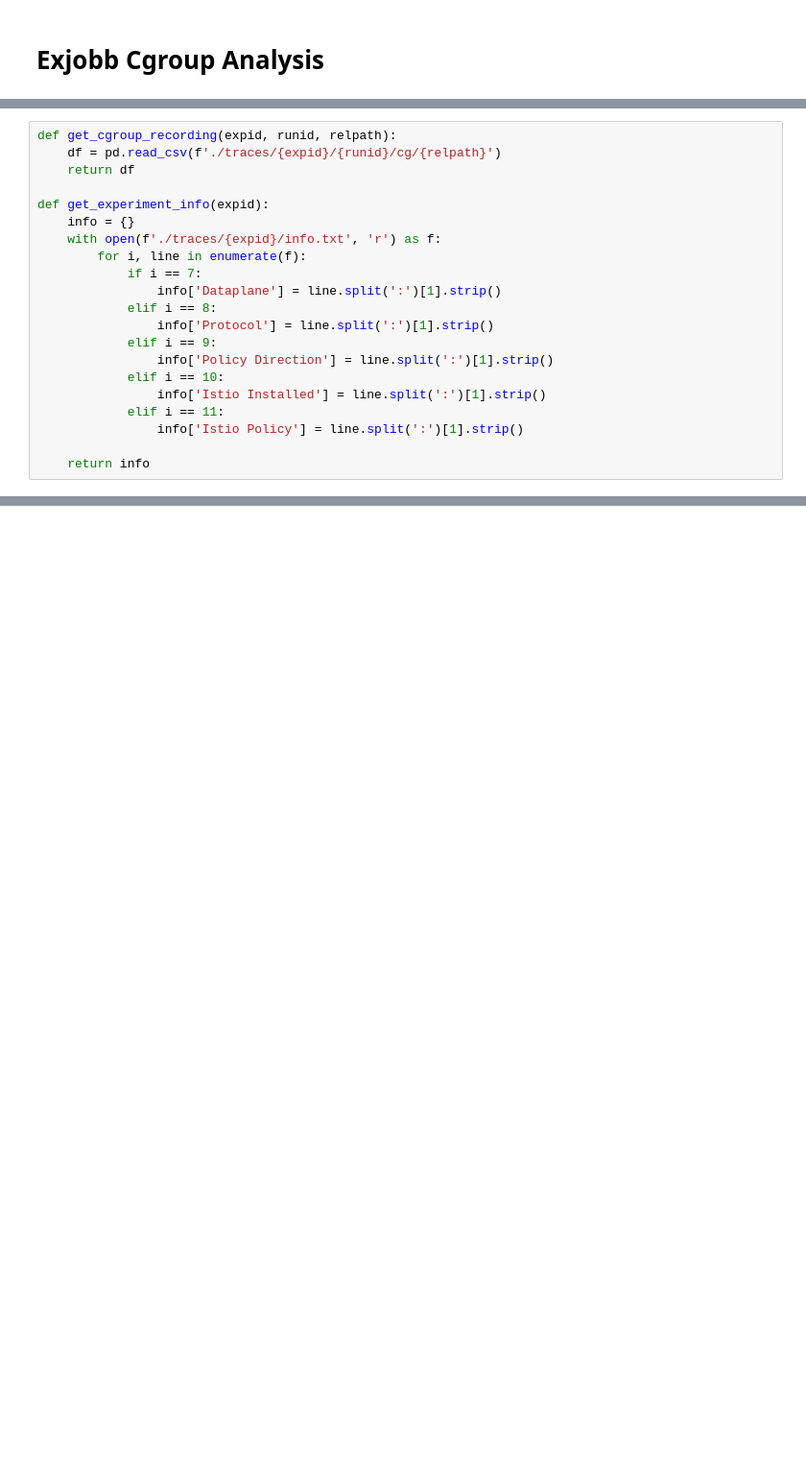
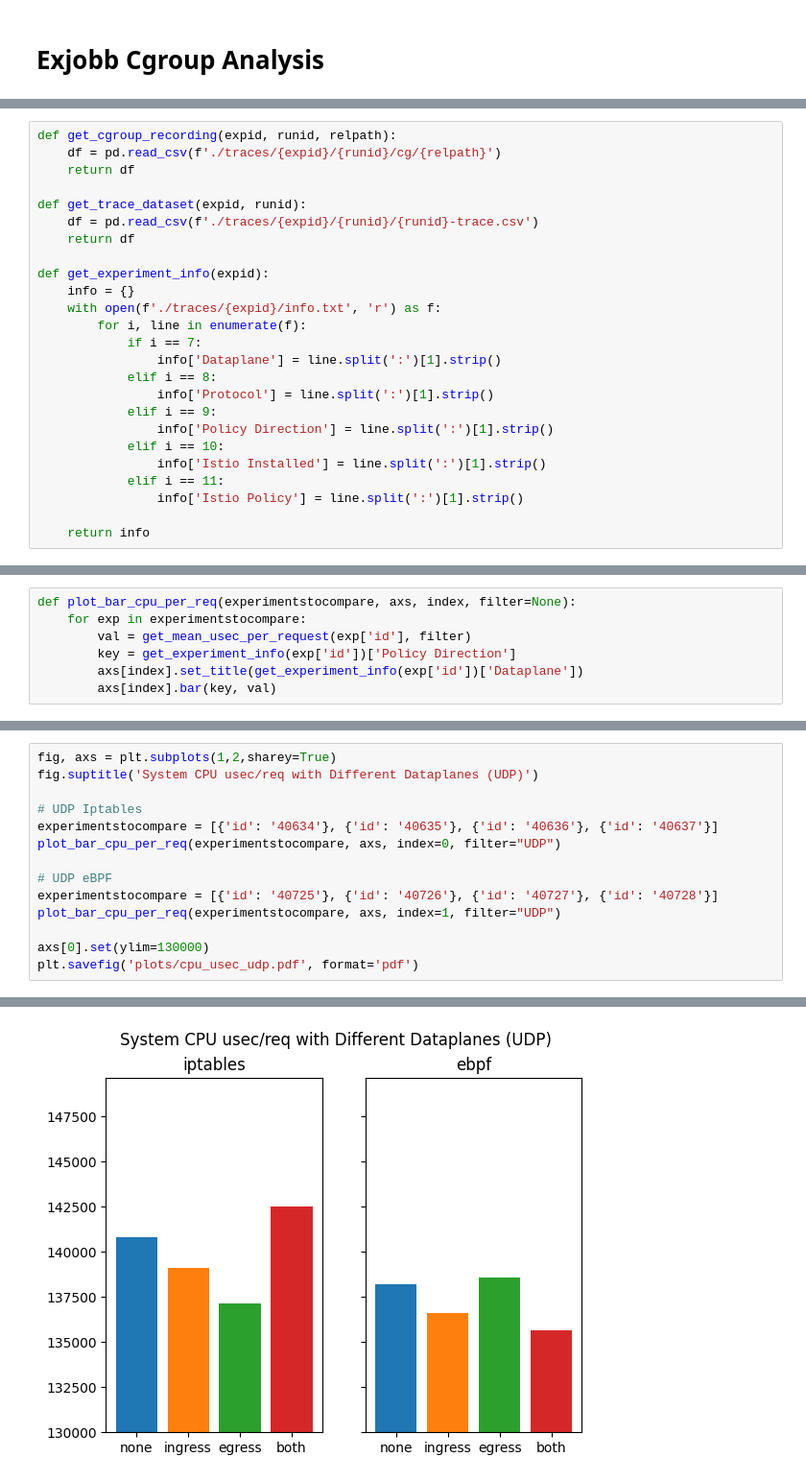
Before and after one commit to EmilZackrisson/thesis, a Jupyter notebook: Analysis/cgroup.ipynb, the cells around one changed output, grey strips where cells are left out. Shown at 96% size. Drawn from its saved outputs; the diff is of its cells as text; blank space fills up the shorter version.

Commit message:
created plots and graphs for cpu usec/req and istio memory usage

```diff
--- a/Analysis/cgroup.ipynb
+++ b/Analysis/cgroup.ipynb
@@ -26,6 +24,10 @@ Note: you may need to restart the kernel to use updated packages.
 # %%
 def get_cgroup_recording(expid, runid, relpath):
     df = pd.read_csv(f'./traces/{expid}/{runid}/cg/{relpath}')
+    return df
+
+def get_trace_dataset(expid, runid):
+    df = pd.read_csv(f'./traces/{expid}/{runid}/{runid}-trace.csv')
     return df
 
 def get_experiment_info(expid):
@@ -132,0 +124,7 @@ plt.show()
+# %%
+def plot_bar_cpu_per_req(experimentstocompare, axs, index, filter=None):
+    for exp in experimentstocompare:
+        val = get_mean_usec_per_request(exp['id'], filter)
+        key = get_experiment_info(exp['id'])['Policy Direction']
+        axs[index].set_title(get_experiment_info(exp['id'])['Dataplane'])
+        axs[index].bar(key, val)
@@ -132,0 +149,15 @@ plt.show()
+# %%
+fig, axs = plt.subplots(1,2,sharey=True)
+fig.suptitle('System CPU usec/req with Different Dataplanes (UDP)')
+
+# UDP Iptables
+experimentstocompare = [{'id': '40634'}, {'id': '40635'}, {'id': '40636'}, {'id': '40637'}]
+plot_bar_cpu_per_req(experimentstocompare, axs, index=0, filter="UDP")
+
+# UDP eBPF
+experimentstocompare = [{'id': '40725'}, {'id': '40726'}, {'id': '40727'}, {'id': '40728'}]
+plot_bar_cpu_per_req(experimentstocompare, axs, index=1, filter="UDP")
+
+axs[0].set(ylim=130000)
+plt.savefig('plots/cpu_usec_udp.pdf', format='pdf')
+# %% [output]
@@ -132,0 +181 @@ plt.show()
+[figure, added]
```
Also changed, not shown: parts of 13 cells of this notebook, 8 other files.
